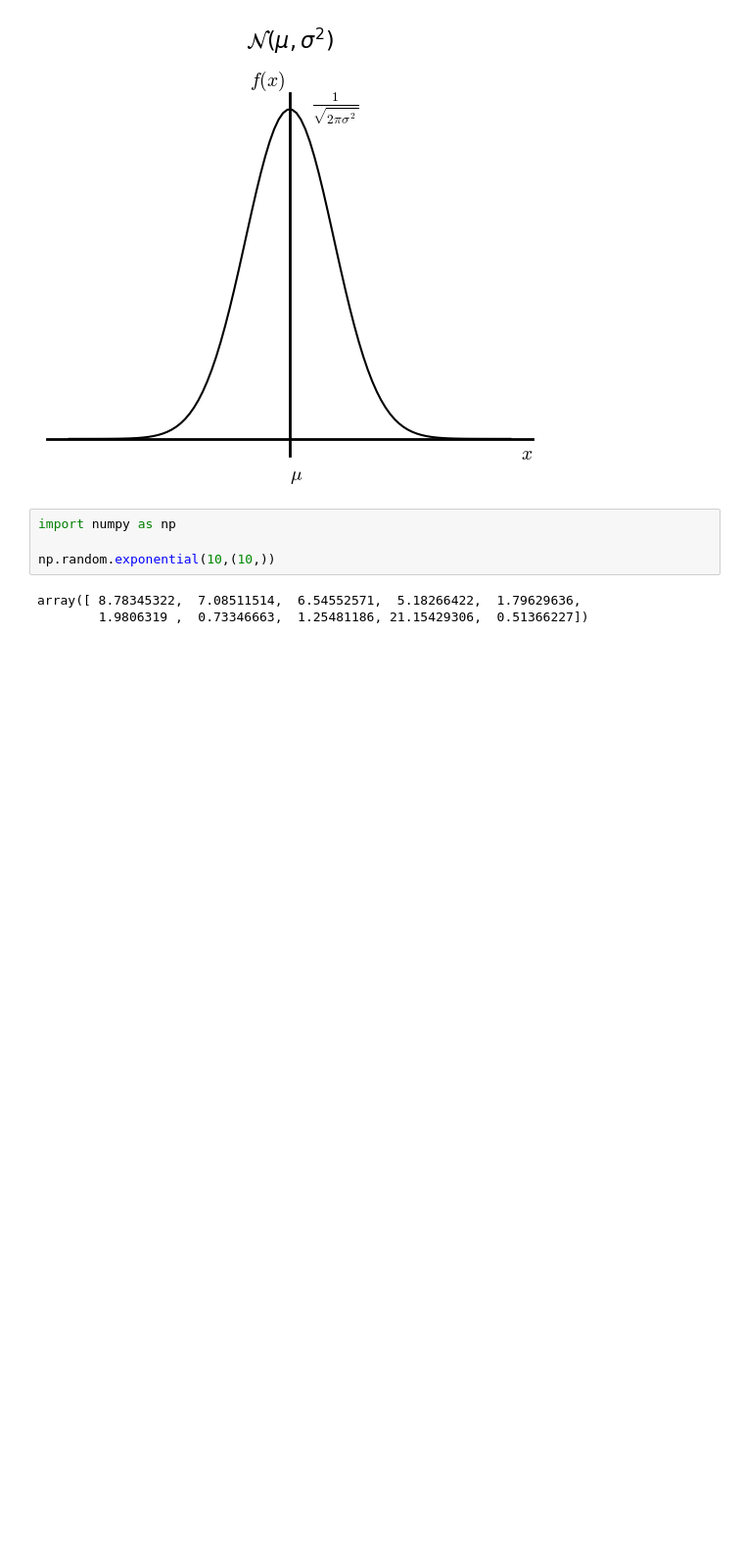
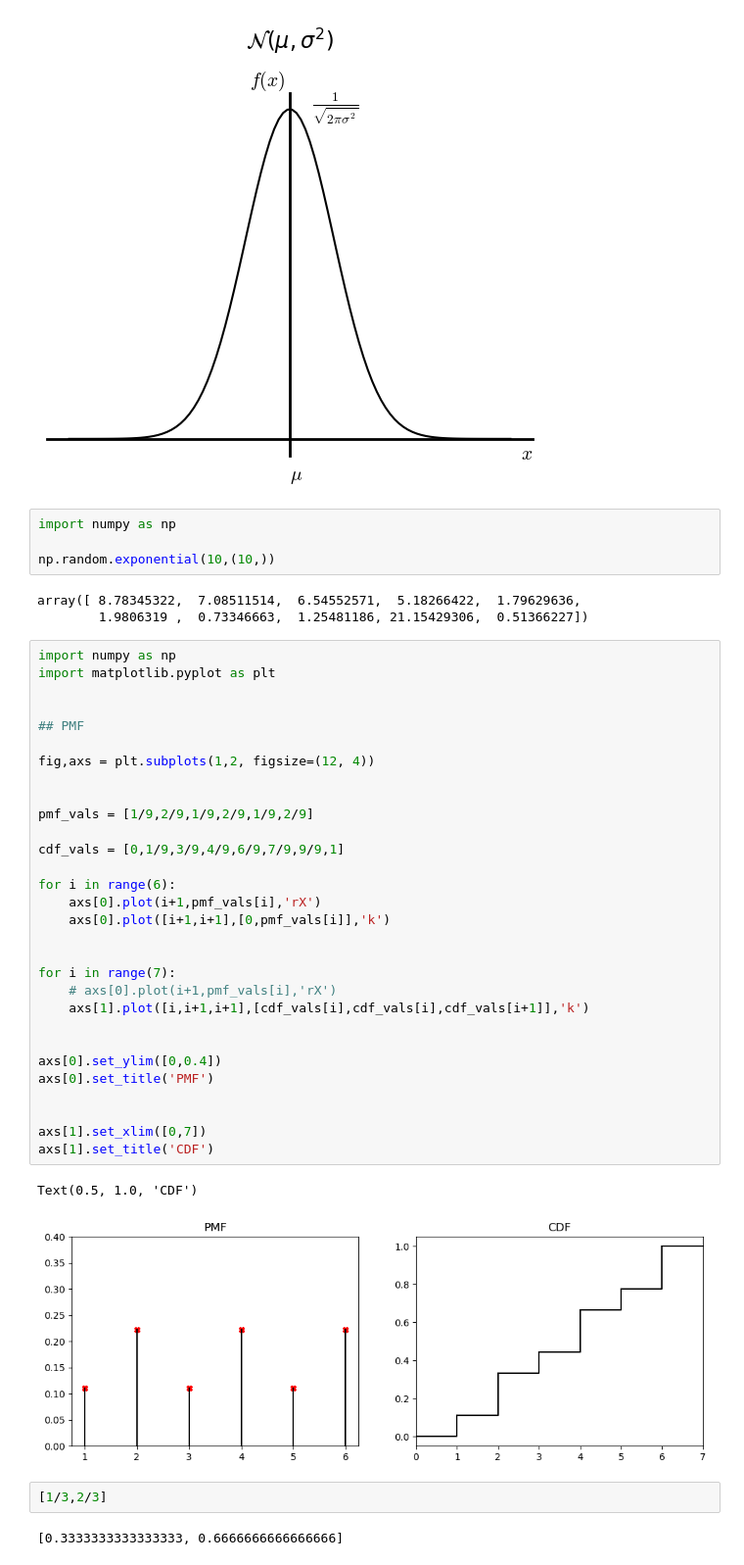
Before and after one commit to M2M-FAMU-FSU/Prob_EGN3443, a Jupyter notebook: generic_code.ipynb, the cells around one changed output. Shown at 98% size. Saved outputs shown, nothing was run; the diff lists cells and outputs as text; blank space fills up the shorter version.

```diff
--- a/generic_code.ipynb
+++ b/generic_code.ipynb
@@ -74,3 +74,40 @@ np.random.exponential(10,(10,))
 # %% [output]
 array([ 8.78345322,  7.08511514,  6.54552571,  5.18266422,  1.79629636,
         1.9806319 ,  0.73346663,  1.25481186, 21.15429306,  0.51366227])
+# %%
+import numpy as np
+import matplotlib.pyplot as plt
+
+
+## PMF
+
+fig,axs = plt.subplots(1,2, figsize=(12, 4))
+
+
+pmf_vals = [1/9,2/9,1/9,2/9,1/9,2/9]
+
+cdf_vals = [0,1/9,3/9,4/9,6/9,7/9,9/9,1]
+
+for i in range(6):
+    axs[0].plot(i+1,pmf_vals[i],'rX')
+    axs[0].plot([i+1,i+1],[0,pmf_vals[i]],'k')
+
+
+for i in range(7):
+    # axs[0].plot(i+1,pmf_vals[i],'rX')
+    axs[1].plot([i,i+1,i+1],[cdf_vals[i],cdf_vals[i],cdf_vals[i+1]],'k')
+
+
+axs[0].set_ylim([0,0.4])
+axs[0].set_title('PMF')
+
+
+axs[1].set_xlim([0,7])
+axs[1].set_title('CDF')
+# %% [output]
+Text(0.5, 1.0, 'CDF')
+[figure, added]
+# %%
+[1/3,2/3]
+# %% [output]
+[0.3333333333333333, 0.6666666666666666]
```
Also changed, not shown: 1 other file.
